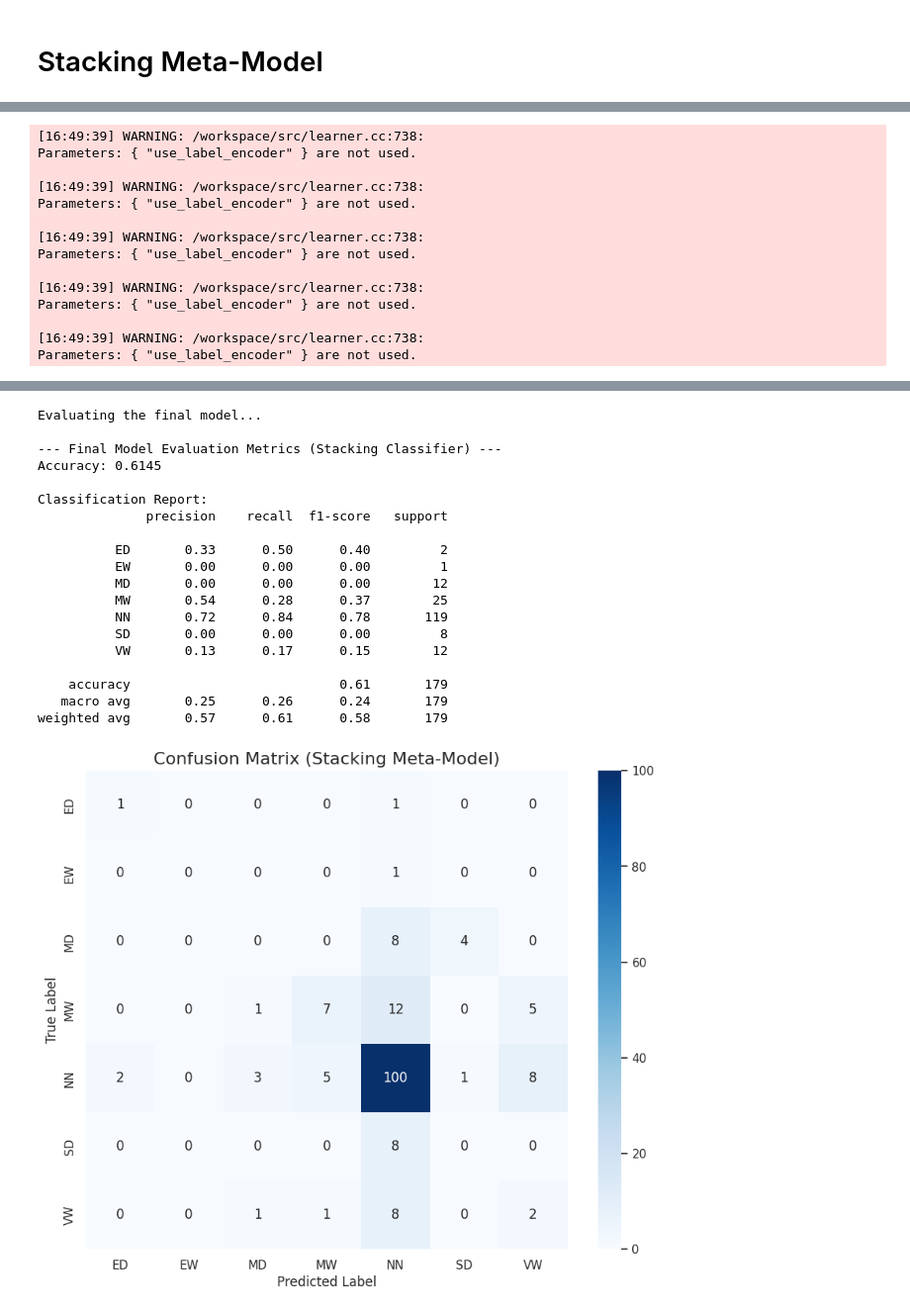
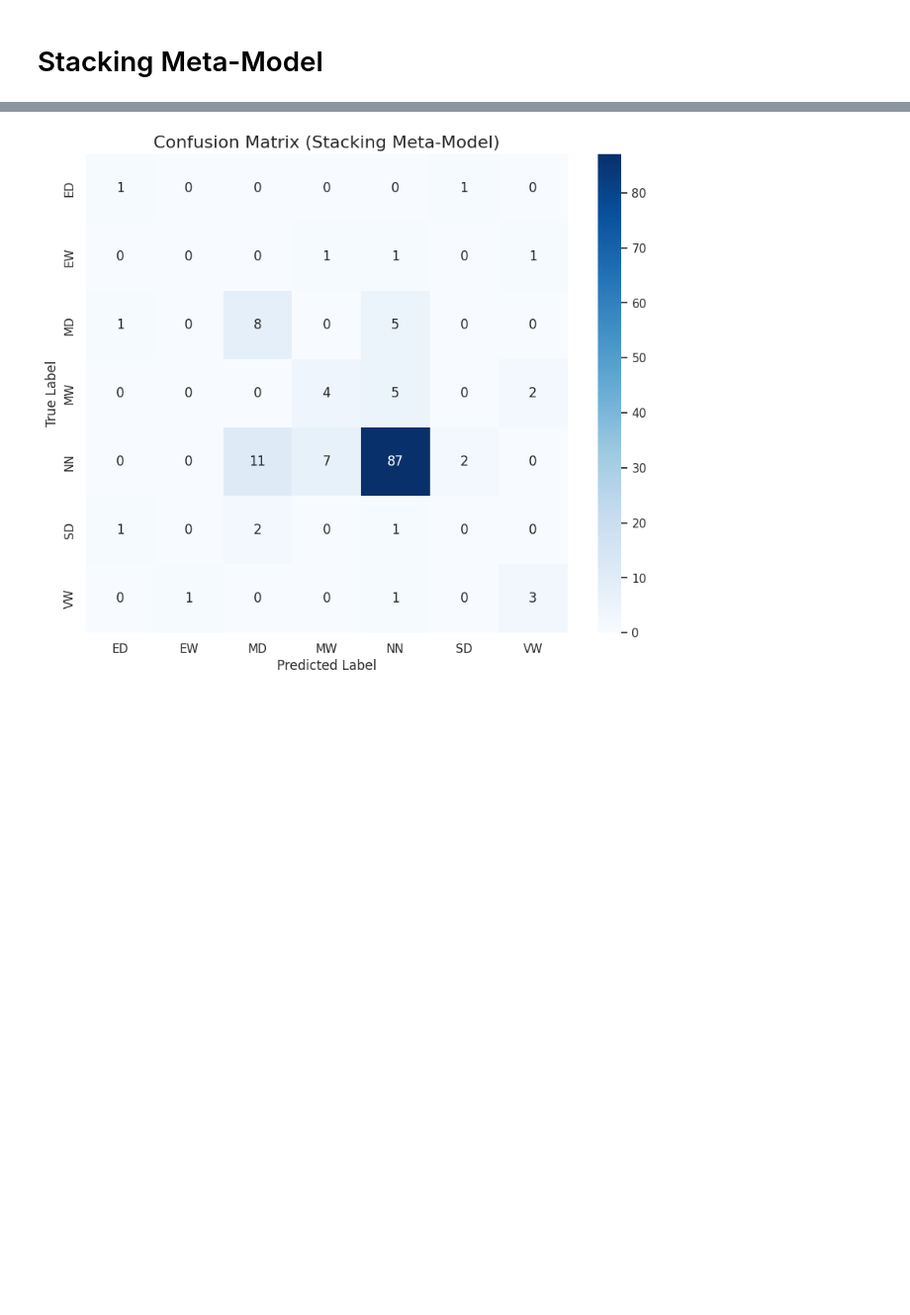
Before and after one commit to shirazipooya/DroughtMonitoringIran, a Jupyter notebook: app/14_Classifier_Drought_Model.ipynb, the cells around one changed output, grey strips where cells are left out. Shown at 99% size. Drawn from its saved outputs; the diff is of its cells as text; code cells hidden in the pictures; blank space fills up the shorter version.

```diff
--- a/app/14_Classifier_Drought_Model.ipynb
+++ b/app/14_Classifier_Drought_Model.ipynb
@@ -35,14 +37,20 @@ data = pd.read_sql(sql='SELECT * FROM data', con=conn)
 conn.close()
 # %%
 di = 'SPEI'
-di_scale = 18
+di_scale = 9
 
 selected_columns = [
     'Station_Name', 'Station_ID',
     'Station_Latitude', 'Station_Longitude', 'Station_Elevation',
     'Date',
     f'{di}_{di_scale}',
+    'ERA5_Precipitation',
     'GPM_Precipitation',
+    'TRMM_Precipitation',
+    'TERRACLIMATE_Precipitation',
+    'PERSIANNCDR_Precipitation',
+    f'GPM_{di}_{di_scale}',
+    f'ERA5_{di}_{di_scale}',
     'PET_MOD16A2GF',
     'NDVI', 'EVI',
     'LSTDay', 'LSTNight', 'LST',
@@ -105,6 +113,6 @@ df
 # %%
 cols_to_lag = ['GPM_Precipitation', 'PET_MOD16A2GF', 'NDVI', 'EVI', 'VHI', 'LST', 'PCI_GPM', 'TCI', 'VHI', 'CI_GPM']
-for lag in range(1, 4):
+for lag in range(1, 7):
     for col in cols_to_lag:
         # Important: Group by Station_ID to prevent data leakage across stations
         df[f'{col}_lag_{lag}'] = df.groupby('Station_ID', observed=False)[col].shift(lag)
@@ -129,4 +137,6 @@ for col in cols_to_lag:
     # روش محاسبه با استفاده از transform اصلاح شد تا از خطا جلوگیری شود
     df[f'{col}_roll_mean_3'] = df.groupby('Station_ID')[col].transform(lambda x: x.rolling(window=3, min_periods=1).mean())
     df[f'{col}_roll_std_3'] = df.groupby('Station_ID')[col].transform(lambda x: x.rolling(window=3, min_periods=1).std())
+    df[f'{col}_roll_mean_6'] = df.groupby('Station_ID')[col].transform(lambda x: x.rolling(window=6, min_periods=1).mean())
+    df[f'{col}_roll_std_6'] = df.groupby('Station_ID')[col].transform(lambda x: x.rolling(window=6, min_periods=1).std())
 # %%
@@ -1290,6 +170,16 @@ df['Month'] = df['Month'].astype('category')
 #         X[col] = X[col].astype(int)
 
 # --- 3. Data Splitting and Feature Selection ---
+class_counts = y.value_counts()
+classes_to_remove = class_counts[class_counts < 2].index
+if not classes_to_remove.empty:
+    print(f"\nRemoving classes with fewer than 2 samples: {list(classes_to_remove)}")
+    # پیدا کردن اندیس ردیف هایی که باید حذف شوند
+    indices_to_remove = y[y.isin(classes_to_remove)].index
+    # حذف ردیف ها از X و y
+    X = X.drop(indices_to_remove)
+    y = y.drop(indices_to_remove)
+    print(f"New data shape after removing rare classes: {X.shape}")
 X_train, X_test, y_train, y_test = train_test_split(
     X, y,
     test_size=0.2,
@@ -1301,7 +191,7 @@ X_train, X_test, y_train, y_test = train_test_split(
 print("\n--- Performing Automatic Feature Selection with RFECV ---")
 estimator = RandomForestClassifier(n_estimators=50, random_state=42, n_jobs=-1)
 # تعریف محدودیت حداکثر برای تعداد ویژگی ها (مثلا 10)
-max_features_cap = 10
+max_features_cap = 6
 
 # RFECV بهترین تعداد ویژگی را بر اساس معیار f1_macro پیدا می کند
 selector_cv = RFECV(estimator, step=1, cv=StratifiedKFold(3), scoring='f1_macro', min_features_to_select=3, n_jobs=-1)
@@ -1342,16 +232,19 @@ print("\nBuilding the Stacking model...")
 
 # الف) تعریف مدل های پایه (Base Models)
 estimators = [
-    ('rf', RandomForestClassifier(n_estimators=400, random_state=42, class_weight='balanced', n_jobs=-1)),
-    ('lgbm', LGBMClassifier(random_state=42, class_weight='balanced', n_jobs=-1)),
-    ('cat', CatBoostClassifier(random_state=42, verbose=0, auto_class_weights='Balanced')),
+    # ('rf', RandomForestClassifier(n_estimators=400, random_state=42, class_weight='balanced', n_jobs=-1)),
+    # ('lgbm', LGBMClassifier(random_state=42, class_weight='balanced', n_jobs=-1)),
+    # ('cat', CatBoostClassifier(random_state=42, verbose=0, auto_class_weights='Balanced')),
     ('xgb', XGBClassifier(random_state=42, use_label_encoder=False, eval_metric='mlogloss', n_jobs=-1)),
-    # SVC به مقیاس بندی داده ها حساس است، بنابراین از Pipeline استفاده می کنیم
-    ('svc', make_pipeline(StandardScaler(), SVC(random_state=42, probability=True, class_weight='balanced')))
+    ('svc', make_pipeline(StandardScaler(), SVC(random_state=42, probability=True, class_weight='balanced'))),
+    ('knn', make_pipeline(StandardScaler(), KNeighborsClassifier(n_jobs=-1))),
+    ('gnb', GaussianNB())
 ]
 
 # ب) تعریف مدل نهایی (Meta-Model)
-final_estimator = LogisticRegression(random_state=42, class_weight='balanced')
+# final_estimator = LogisticRegression(random_state=42, class_weight='balanced')
+final_estimator = RandomForestClassifier(n_estimators=50, random_state=42, class_weight='balanced', n_jobs=-1)
+
 
 # ج) ساخت مدل Stacking
 stacking_model = StackingClassifier(
@@ -1423,14 +331,0 @@ And if memory is not enough, you can set `force_col_wise=true`.
-[16:49:39] WARNING: /workspace/src/learner.cc:738:
-Parameters: { "use_label_encoder" } are not used.
-
-[16:49:39] WARNING: /workspace/src/learner.cc:738:
-Parameters: { "use_label_encoder" } are not used.
-
-[16:49:39] WARNING: /workspace/src/learner.cc:738:
-Parameters: { "use_label_encoder" } are not used.
-
-[16:49:39] WARNING: /workspace/src/learner.cc:738:
-Parameters: { "use_label_encoder" } are not used.
-
-[16:49:39] WARNING: /workspace/src/learner.cc:738:
-Parameters: { "use_label_encoder" } are not used.
@@ -1479,20 +332 @@ You can set `force_col_wise=true` to remove the overhead.
-Evaluating the final model...
-
---- Final Model Evaluation Metrics (Stacking Classifier) ---
-Accuracy: 0.6145
-
-Classification Report:
-              precision    recall  f1-score   support
-
-          ED       0.33      0.50      0.40         2
-          EW       0.00      0.00      0.00         1
-          MD       0.00      0.00      0.00        12
-          MW       0.54      0.28      0.37        25
-          NN       0.72      0.84      0.78       119
-          SD       0.00      0.00      0.00         8
-          VW       0.13      0.17      0.15        12
-
-    accuracy                           0.61       179
-   macro avg       0.25      0.26      0.24       179
-weighted avg       0.57      0.61      0.58       179
-[figure, old version]
+[figure, new version]
```
Also changed, not shown: parts of 22 cells of this notebook, 4 other files.
